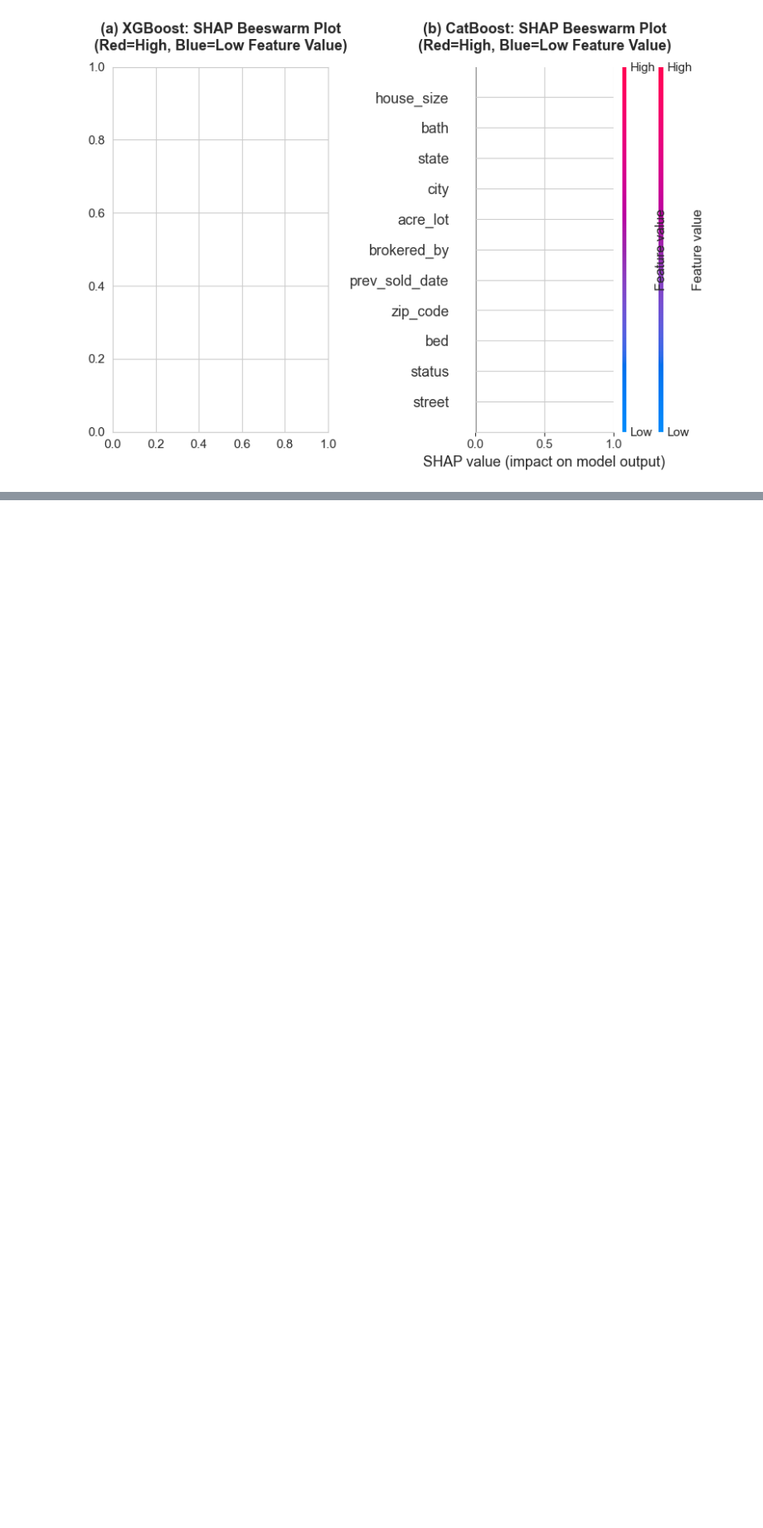
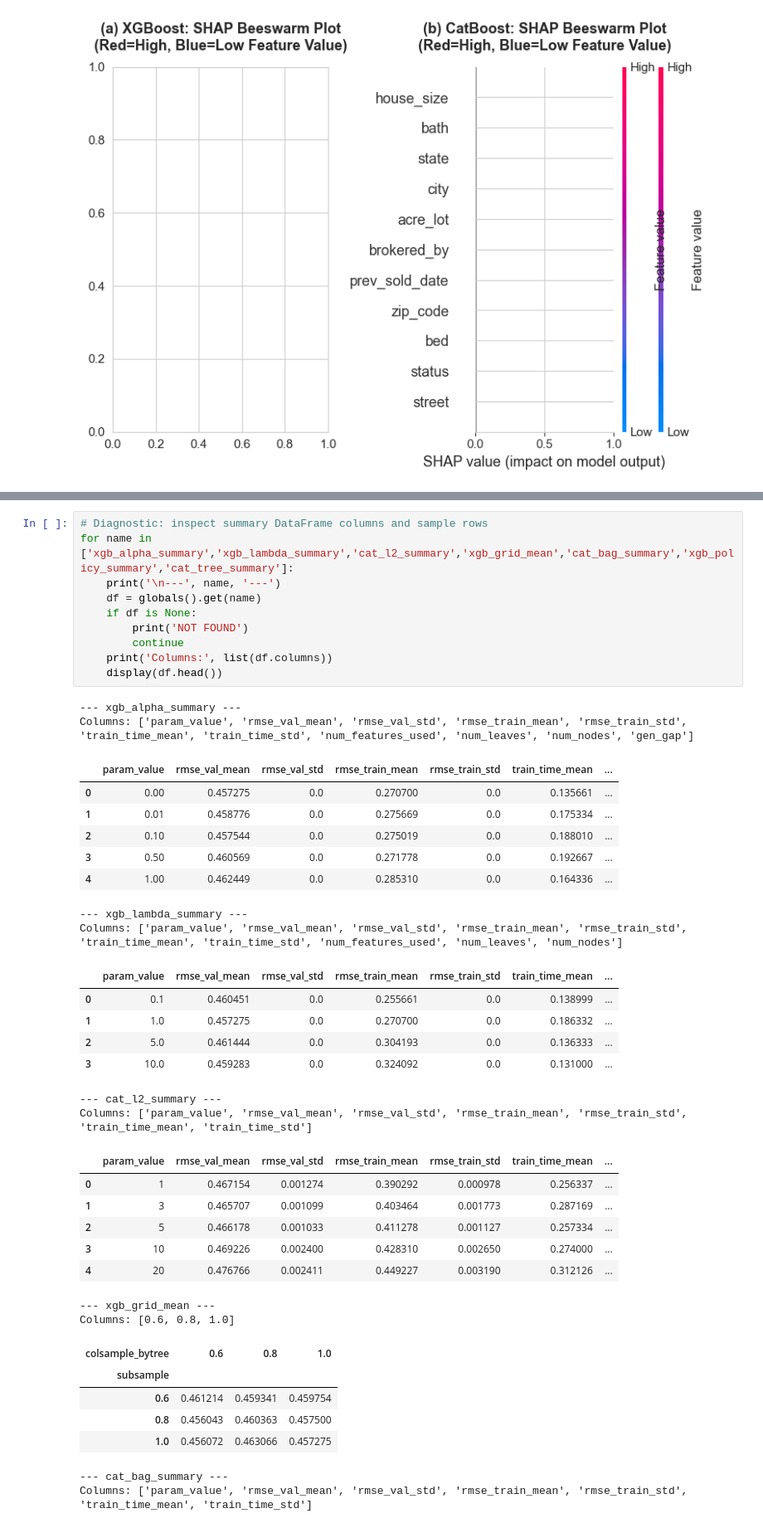
Before and after one commit to ThanhDang-Vn/ensemble-catboost-xgboost, a Jupyter notebook: Regression/real_estate.ipynb, the cells around one changed output, grey strips where cells are left out. Shown at 83% size. Drawn from its saved outputs; the diff is of its cells as text; blank space fills up the shorter version.

```diff
--- a/Regression/real_estate.ipynb
+++ b/Regression/real_estate.ipynb
@@ -1900,0 +2705,43 @@ Spearman Rank Correlation (Importance vs SHAP):
+# %%
+# Diagnostic: inspect summary DataFrame columns and sample rows
+for name in ['xgb_alpha_summary','xgb_lambda_summary','cat_l2_summary','xgb_grid_mean','cat_bag_summary','xgb_policy_summary','cat_tree_summary']:
+    print('\n---', name, '---')
+    df = globals().get(name)
+    if df is None:
+        print('NOT FOUND')
+        continue
+    print('Columns:', list(df.columns))
+    display(df.head())
+# %% [output]
+--- xgb_alpha_summary ---
+Columns: ['param_value', 'rmse_val_mean', 'rmse_val_std', 'rmse_train_mean', 'rmse_train_std', 'train_time_mean', 'train_time_std', 'num_features_used', 'num_leaves', 'num_nodes', 'gen_gap']
+|  | param_value | rmse_val_mean | rmse_val_std | rmse_train_mean | rmse_train_std | train_time_mean | ... |
+| 0 | 0.00 | 0.457275 | 0.0 | 0.270700 | 0.0 | 0.135661 | ... |
+| 1 | 0.01 | 0.458776 | 0.0 | 0.275669 | 0.0 | 0.175334 | ... |
+| 2 | 0.10 | 0.457544 | 0.0 | 0.275019 | 0.0 | 0.188010 | ... |
+| 3 | 0.50 | 0.460569 | 0.0 | 0.271778 | 0.0 | 0.192667 | ... |
+| 4 | 1.00 | 0.462449 | 0.0 | 0.285310 | 0.0 | 0.164336 | ... |
+--- xgb_lambda_summary ---
+Columns: ['param_value', 'rmse_val_mean', 'rmse_val_std', 'rmse_train_mean', 'rmse_train_std', 'train_time_mean', 'train_time_std', 'num_features_used', 'num_leaves', 'num_nodes']
+|  | param_value | rmse_val_mean | rmse_val_std | rmse_train_mean | rmse_train_std | train_time_mean | ... |
+| 0 | 0.1 | 0.460451 | 0.0 | 0.255661 | 0.0 | 0.138999 | ... |
+| 1 | 1.0 | 0.457275 | 0.0 | 0.270700 | 0.0 | 0.186332 | ... |
+| 2 | 5.0 | 0.461444 | 0.0 | 0.304193 | 0.0 | 0.136333 | ... |
+| 3 | 10.0 | 0.459283 | 0.0 | 0.324092 | 0.0 | 0.131000 | ... |
+--- cat_l2_summary ---
+Columns: ['param_value', 'rmse_val_mean', 'rmse_val_std', 'rmse_train_mean', 'rmse_train_std', 'train_time_mean', 'train_time_std']
+|  | param_value | rmse_val_mean | rmse_val_std | rmse_train_mean | rmse_train_std | train_time_mean | ... |
+| 0 | 1 | 0.467154 | 0.001274 | 0.390292 | 0.000978 | 0.256337 | ... |
+| 1 | 3 | 0.465707 | 0.001099 | 0.403464 | 0.001773 | 0.287169 | ... |
+| 2 | 5 | 0.466178 | 0.001033 | 0.411278 | 0.001127 | 0.257334 | ... |
+| 3 | 10 | 0.469226 | 0.002400 | 0.428310 | 0.002650 | 0.274000 | ... |
+| 4 | 20 | 0.476766 | 0.002411 | 0.449227 | 0.003190 | 0.312126 | ... |
+--- xgb_grid_mean ---
+Columns: [0.6, 0.8, 1.0]
+| colsample_bytree | 0.6 | 0.8 | 1.0 |
+| subsample |  |  |  |
+| 0.6 | 0.461214 | 0.459341 | 0.459754 |
+| 0.8 | 0.456043 | 0.460363 | 0.457500 |
+| 1.0 | 0.456072 | 0.463066 | 0.457275 |
+--- cat_bag_summary ---
+Columns: ['param_value', 'rmse_val_mean', 'rmse_val_std', 'rmse_train_mean', 'rmse_train_std', 'train_time_mean', 'train_time_std']
```
Also changed, not shown: parts of 17 cells of this notebook, 24 other files.
